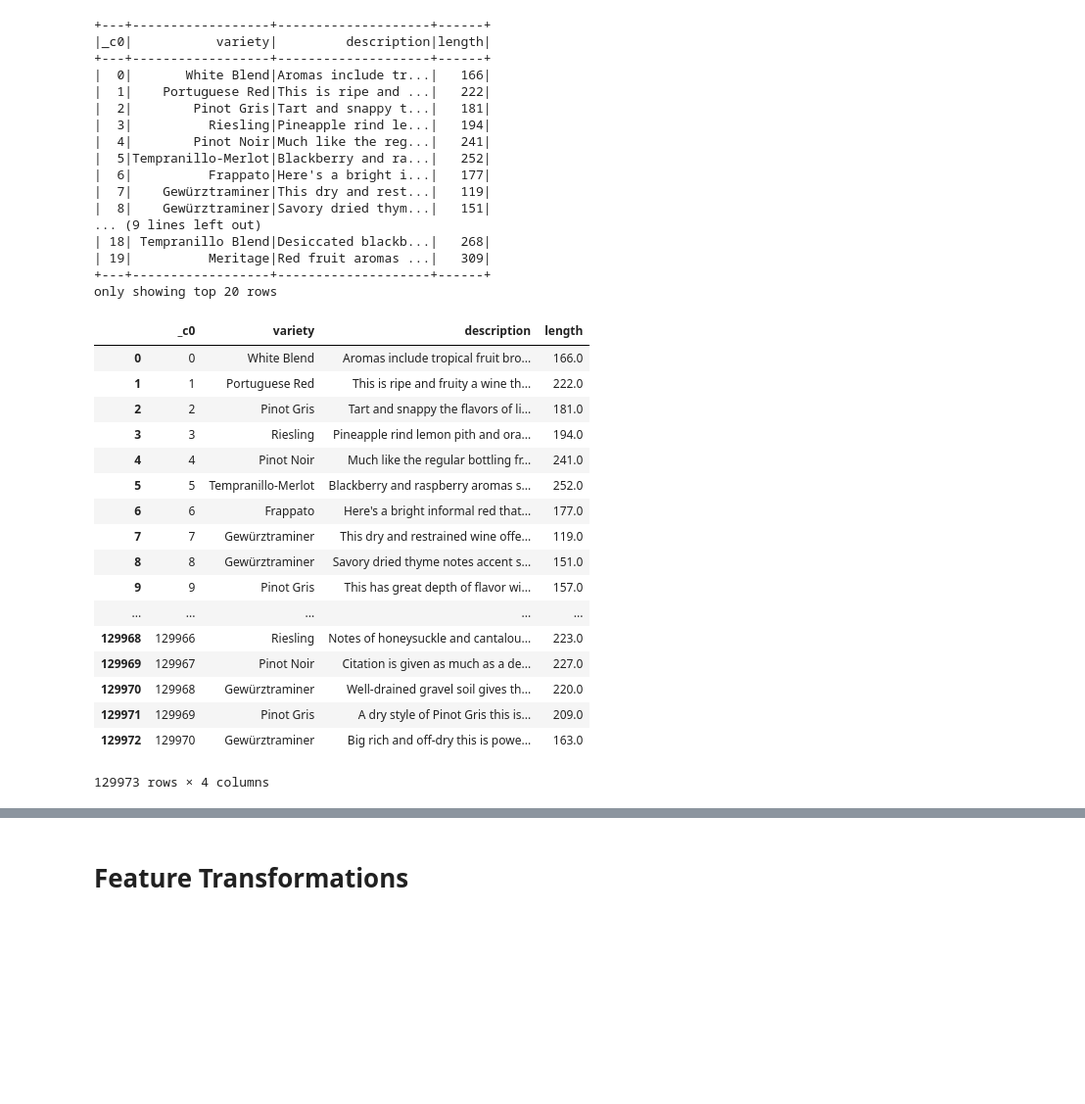
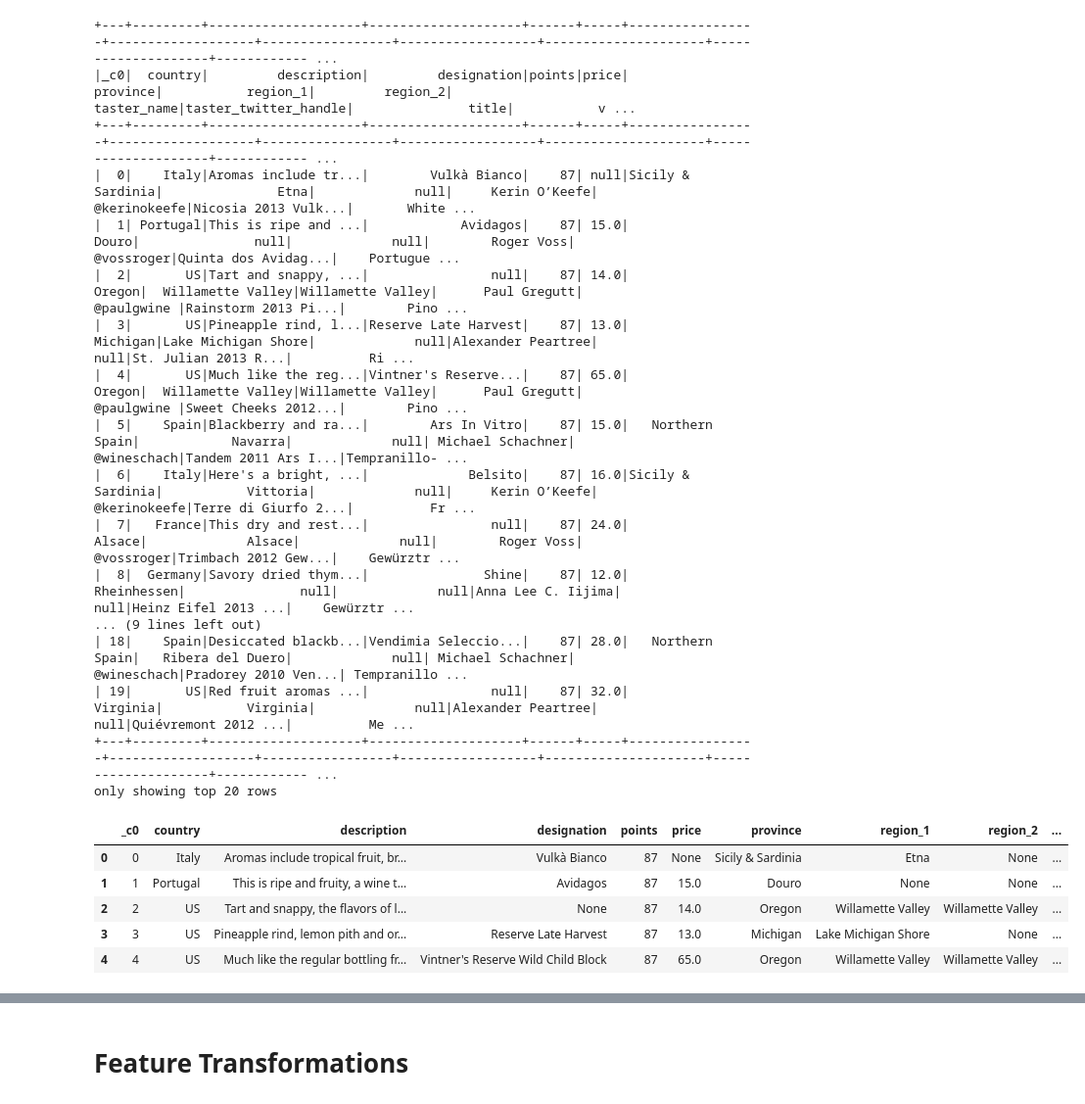
Before and after one commit to sunitharamar/Final_Project_ML-Wine-Varietals, a Jupyter notebook: NLP-NaiveBayes.ipynb, the cells around one changed output, grey strips where cells are left out. Shown at 98% size. Drawn from its saved outputs; the diff is of its cells as text; code cells hidden in the pictures; blank space fills up the shorter version.

```diff
--- a/NLP-NaiveBayes.ipynb
+++ b/NLP-NaiveBayes.ipynb
@@ -5,7 +17,7 @@ import pandas as pd
 spark = SparkSession.builder.appName('test').getOrCreate()
 # %%
-# Import csv of spam and ham (not spam)
-start_data = spark.read.format("csv").option("header", "true").load("test.csv")
+# Import csv of input Wine Survey data from https://www.kaggle.com/zynicide/wine-reviews
+start_data = spark.read.format("csv").option("header", "true").load("./InputData/winemag-data-130k-v2.csv")
 start_data.show()
 type(start_data)
 # %% [output]
@@ -29,48 +41,36 @@ only showing top 20 rows
 pyspark.sql.dataframe.DataFrame
 # %%
 # Create a length column to be used as a future feature
-from pyspark.sql.functions import length
+from pyspark.sql.functions import length # length of each charater in each review/description.
 data = start_data.withColumn('length', length(start_data['description']))
 # data.show(truncate = False)
 data.show()
 # %% [output]
-+---+------------------+--------------------+------+
-|_c0|           variety|         description|length|
-+---+------------------+--------------------+------+
-|  0|       White Blend|Aromas include tr...|   166|
-|  1|    Portuguese Red|This is ripe and ...|   222|
-|  2|        Pinot Gris|Tart and snappy t...|   181|
-|  3|          Riesling|Pineapple rind le...|   194|
-|  4|        Pinot Noir|Much like the reg...|   241|
-|  5|Tempranillo-Merlot|Blackberry and ra...|   252|
-|  6|          Frappato|Here's a bright i...|   177|
-|  7|    Gewürztraminer|This dry and rest...|   119|
-|  8|    Gewürztraminer|Savory dried thym...|   151|
++---+---------+--------------------+--------------------+------+-----+-----------------+-------------------+-----------------+------------------+---------------------+--------------------+------------ ...
+|_c0|  country|         description|         designation|points|price|         province|           region_1|         region_2|       taster_name|taster_twitter_handle|               title|           v ...
++---+---------+--------------------+--------------------+------+-----+-----------------+-------------------+-----------------+------------------+---------------------+--------------------+------------ ...
+|  0|    Italy|Aromas include tr...|        Vulkà Bianco|    87| null|Sicily & Sardinia|               Etna|             null|     Kerin O’Keefe|         @kerinokeefe|Nicosia 2013 Vulk...|       White ...
+|  1| Portugal|This is ripe and ...|            Avidagos|    87| 15.0|            Douro|               null|             null|        Roger Voss|           @vossroger|Quinta dos Avidag...|    Portugue ...
+|  2|       US|Tart and snappy, ...|                null|    87| 14.0|           Oregon|  Willamette Valley|Willamette Valley|      Paul Gregutt|          @paulgwine |Rainstorm 2013 Pi...|        Pino ...
+|  3|       US|Pineapple rind, l...|Reserve Late Harvest|    87| 13.0|         Michigan|Lake Michigan Shore|             null|Alexander Peartree|                 null|St. Julian 2013 R...|          Ri ...
+|  4|       US|Much like the reg...|Vintner's Reserve...|    87| 65.0|           Oregon|  Willamette Valley|Willamette Valley|      Paul Gregutt|          @paulgwine |Sweet Cheeks 2012...|        Pino ...
+|  5|    Spain|Blackberry and ra...|        Ars In Vitro|    87| 15.0|   Northern Spain|            Navarra|             null| Michael Schachner|          @wineschach|Tandem 2011 Ars I...|Tempranillo- ...
+|  6|    Italy|Here's a bright, ...|             Belsito|    87| 16.0|Sicily & Sardinia|           Vittoria|             null|     Kerin O’Keefe|         @kerinokeefe|Terre di Giurfo 2...|          Fr ...
+|  7|   France|This dry and rest...|                null|    87| 24.0|           Alsace|             Alsace|             null|        Roger Voss|           @vossroger|Trimbach 2012 Gew...|    Gewürztr ...
+|  8|  Germany|Savory dried thym...|               Shine|    87| 12.0|      Rheinhessen|               null|             null|Anna Lee C. Iijima|                 null|Heinz Eifel 2013 ...|    Gewürztr ...
 ... (9 lines left out)
-| 18| Tempranillo Blend|Desiccated blackb...|   268|
-| 19|          Meritage|Red fruit aromas ...|   309|
-+---+------------------+--------------------+------+
+| 18|    Spain|Desiccated blackb...|Vendimia Seleccio...|    87| 28.0|   Northern Spain|   Ribera del Duero|             null| Michael Schachner|          @wineschach|Pradorey 2010 Ven...| Tempranillo ...
+| 19|       US|Red fruit aromas ...|                null|    87| 32.0|         Virginia|           Virginia|             null|Alexander Peartree|                 null|Quiévremont 2012 ...|          Me ...
++---+---------+--------------------+--------------------+------+-----+-----------------+-------------------+-----------------+------------------+---------------------+--------------------+------------ ...
 only showing top 20 rows
 # %%
 sparktoPD = data.toPandas()
-sparktoPD
+sparktoPD.head()
 # %% [output]
-|  | _c0 | variety | description | length |
-| 0 | 0 | White Blend | Aromas include tropical fruit bro... | 166.0 |
-| 1 | 1 | Portuguese Red | This is ripe and fruity a wine th... | 222.0 |
-| 2 | 2 | Pinot Gris | Tart and snappy the flavors of li... | 181.0 |
-| 3 | 3 | Riesling | Pineapple rind lemon pith and ora... | 194.0 |
-| 4 | 4 | Pinot Noir | Much like the regular bottling fr... | 241.0 |
-| 5 | 5 | Tempranillo-Merlot | Blackberry and raspberry aromas s... | 252.0 |
-| 6 | 6 | Frappato | Here's a bright informal red that... | 177.0 |
-| 7 | 7 | Gewürztraminer | This dry and restrained wine offe... | 119.0 |
-| 8 | 8 | Gewürztraminer | Savory dried thyme notes accent s... | 151.0 |
-| 9 | 9 | Pinot Gris | This has great depth of flavor wi... | 157.0 |
-| ... | ... | ... | ... | ... |
-| 129968 | 129966 | Riesling | Notes of honeysuckle and cantalou... | 223.0 |
-| 129969 | 129967 | Pinot Noir | Citation is given as much as a de... | 227.0 |
-| 129970 | 129968 | Gewürztraminer | Well-drained gravel soil gives th... | 220.0 |
-| 129971 | 129969 | Pinot Gris | A dry style of Pinot Gris this is... | 209.0 |
-| 129972 | 129970 | Gewürztraminer | Big rich and off-dry this is powe... | 163.0 |
+|  | _c0 | country | description | designation | points | price | province | region_1 | region_2 | ... |
+| 0 | 0 | Italy | Aromas include tropical fruit, br... | Vulkà Bianco | 87 | None | Sicily & Sardinia | Etna | None | ... |
+| 1 | 1 | Portugal | This is ripe and fruity, a wine t... | Avidagos | 87 | 15.0 | Douro | None | None | ... |
+| 2 | 2 | US | Tart and snappy, the flavors of l... | None | 87 | 14.0 | Oregon | Willamette Valley | Willamette Valley | ... |
+| 3 | 3 | US | Pineapple rind, lemon pith and or... | Reserve Late Harvest | 87 | 13.0 | Michigan | Lake Michigan Shore | None | ... |
+| 4 | 4 | US | Much like the regular bottling fr... | Vintner's Reserve Wild Child Block | 87 | 65.0 | Oregon | Willamette Valley | Willamette Valley | ... |
-129973 rows × 4 columns
 # %%
```
Also changed, not shown: parts of 43 cells of this notebook, 9 other files.
